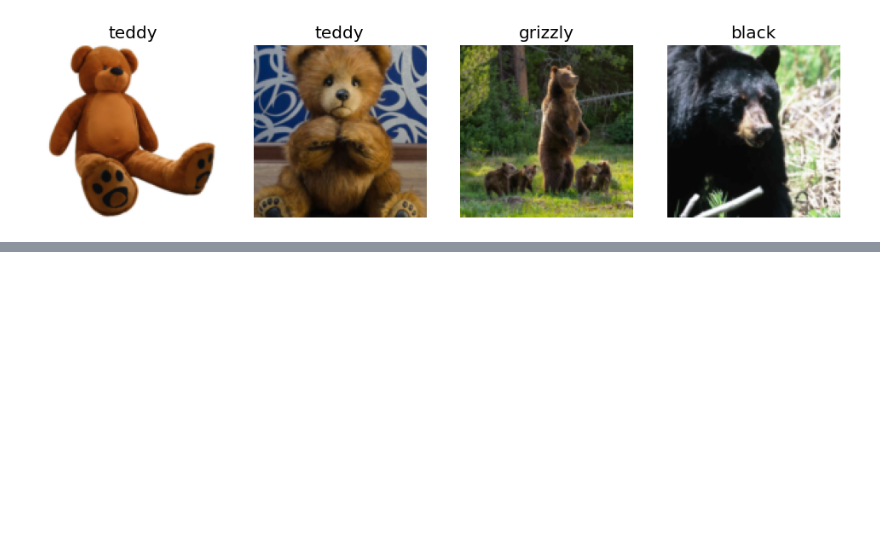
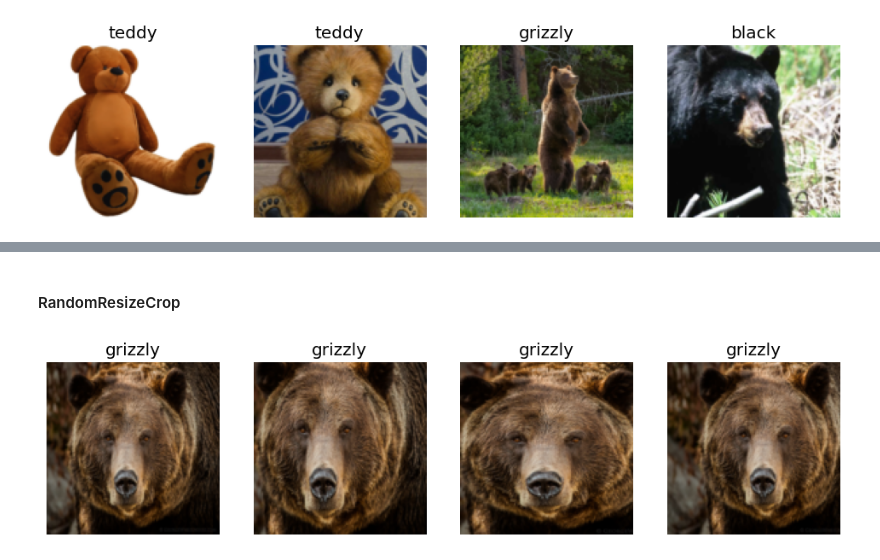
Before and after one commit to blankss/fastai_writeups, a Jupyter notebook: chapter2/test.ipynb, the cells around one changed output, grey strips where cells are left out. Saved outputs shown, nothing was run; the diff lists cells and outputs as text; code cells hidden in the pictures; blank space fills up the shorter version.

```diff
--- a/chapter2/test.ipynb
+++ b/chapter2/test.ipynb
@@ -152,0 +162,8 @@ Type:      method
+# %% [markdown]
+#### RandomResizeCrop
+# %%
+bears = bears.new(item_tfms=RandomResizedCrop(128, min_scale=0.3)) #it seems that the min_scale arg mainly signifies how much to crop the image by, the lower the number, the more variability/moving of the crop
+dls = bears.dataloaders(path)
+dls.train.show_batch(max_n=4, nrows=1, unique=True) #use the flag unique=True to set the image that we are grabbing so we can see the changes
+# %% [output]
+[figure, added]
```
Also changed, not shown: parts of 14 cells of this notebook.
